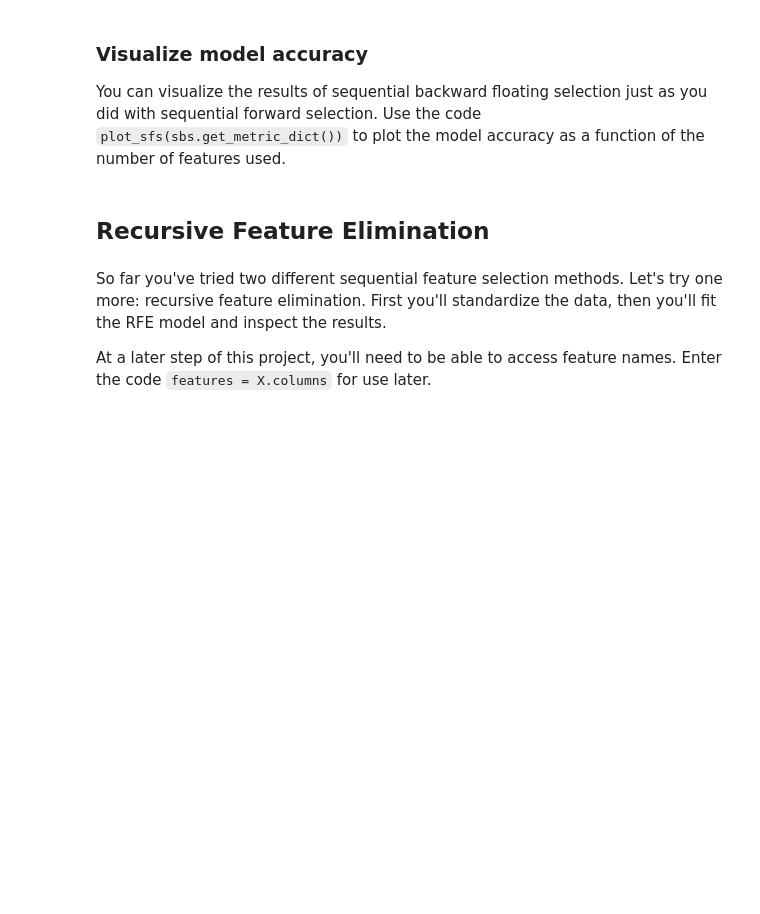
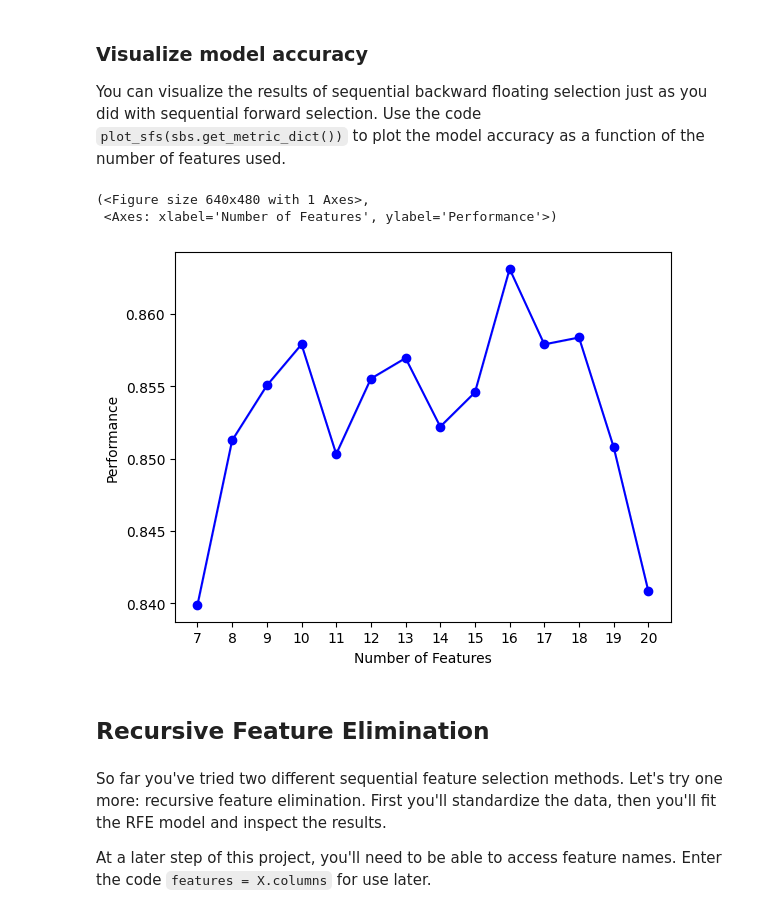
Before and after one commit to marmotzero/Wrapper-Methods, a Jupyter notebook: wrapper_method_starter.ipynb, the cells around one changed output. Drawn from its saved outputs; the diff is of its cells as text; code cells hidden in the pictures; blank space fills up the shorter version.

```diff
--- a/wrapper_method_starter.ipynb
+++ b/wrapper_method_starter.ipynb
@@ -97,7 +211,11 @@ Sequential forward selection was able to find a feature subset that performed ma
 Create a sequential backward selection model called `sbs`.
 * Be sure to set the `estimator` parameter to `lr` and set the `forward` and `floating` parameters to the appropriate values.
 * Also use the parameters `k_features=7`, `scoring='accuracy'`, and `cv=0`.
+# %%
+sbs = SFS(estimator=lr, forward=False, floating=True, k_features=7, scoring='accuracy', cv=0)
 # %% [markdown]
 ### Fit the model
 
 Use the `.fit()` method on `sbs` to fit the model to `X` and `y`.
+# %%
+sbs.fit(x,y)
@@ -113,6 +271,12 @@ Use the dictionary `sbs.subsets_[7]` to print a tuple of chosen feature names. T
 ### Visualize model accuracy
 
 You can visualize the results of sequential backward floating selection just as you did with sequential forward selection. Use the code `plot_sfs(sbs.get_metric_dict())` to plot the model accuracy as a function of the number of features used.
+# %%
+plot_sfs(sbs.get_metric_dict())
+# %% [output]
+(<Figure size 640x480 with 1 Axes>,
+ <Axes: xlabel='Number of Features', ylabel='Performance'>)
+[figure, added]
 # %% [markdown]
 ## Recursive Feature Elimination
 # %% [markdown]
```
Also changed, not shown: parts of 17 cells of this notebook, 1 other file.
